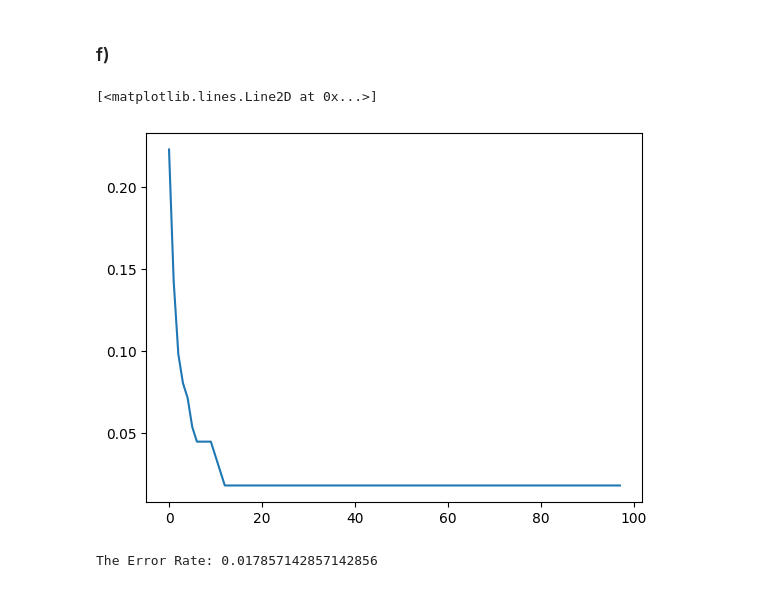
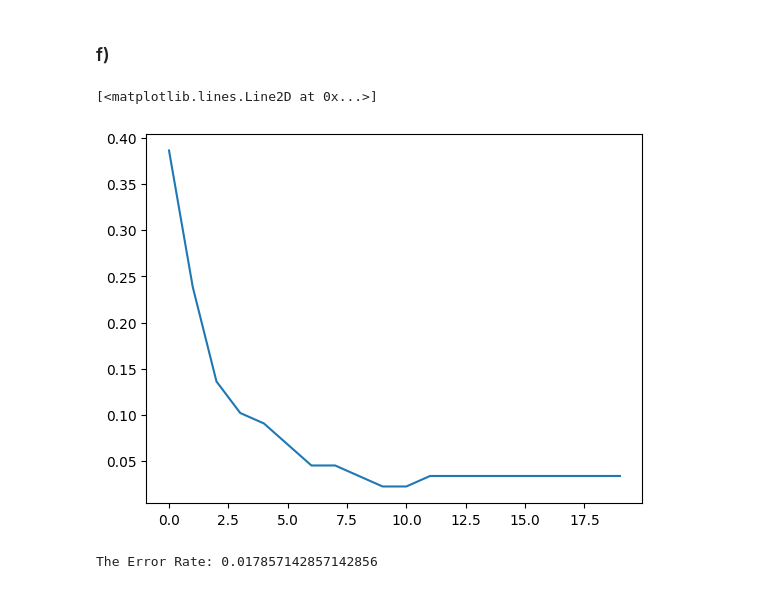
Before and after one commit to Tazering/UVA-CS, a Jupyter notebook: CS-6501_Zhang/PS3/PS3.ipynb, the cells around one changed output. Cells and saved outputs as stored; diff of their text form; code cells hidden in the pictures.

```diff
--- a/CS-6501_Zhang/PS3/PS3.ipynb
+++ b/CS-6501_Zhang/PS3/PS3.ipynb
@@ -53,7 +53,7 @@ class BayesianLogisticRegression:
     self.beta = []
 
   # fitting
-  def fit(self, X, Y, params = {"epsilon": .1, "learning_rate": .0001}, X_test = [], Y_test = []):
+  def fit(self, X, Y, params = {"epsilon": .1, "learning_rate": .0001}):
 
     # add bias to X data
     X_bias = np.hstack((np.ones(shape = (X.shape[0], 1)), X))
@@ -78,8 +78,8 @@ class BayesianLogisticRegression:
 
       likelihood_grad_norm = np.linalg.norm(likelihood_grad)
 
-      y_pred = self.predict(X_test)
-      loss.append(self.loss(y_pred, Y_test))
+      y_pred = self.predict(X)
+      loss.append(self.loss(y_pred, Y))
 
     return loss
 
@@ -152,22 +153,21 @@ x_test_6_8, y_test_6_8 = extract_certain_values(x_test, y_test, values = [6, 8])
 # %%
 params = {
     "epsilon": .01,
     "learning_rate": .001
 }
 
 y_train_6_8[y_train_6_8 == 6] = 0
 y_train_6_8[y_train_6_8 == 8] = 1
 y_test_6_8[y_test_6_8 == 6] = 0
 y_test_6_8[y_test_6_8 == 8] = 1
 
-loss = bayesian_model_6_8.fit(X = x_train_6_8, Y = y_train_6_8, X_test = x_test_6_8, Y_test = y_test_6_8,
-                              params = params)
+loss = bayesian_model_6_8.fit(X = x_train_6_8, Y = y_train_6_8, params = params)
 y_pred = bayesian_model_6_8.predict(x_test_6_8)
 error_rate = bayesian_model_6_8.loss(y_pred = y_pred, y_true = y_test_6_8)
-plt.plot(loss)
+plt.plot(loss[:20])
 # %% [output]
 [<matplotlib.lines.Line2D at 0x...>]
-[figure, old version]
+[figure, new version]
 # %%
 print(f"The Error Rate: {error_rate}")
 # %% [output]
```
Also changed, not shown: parts of 4 cells of this notebook.
